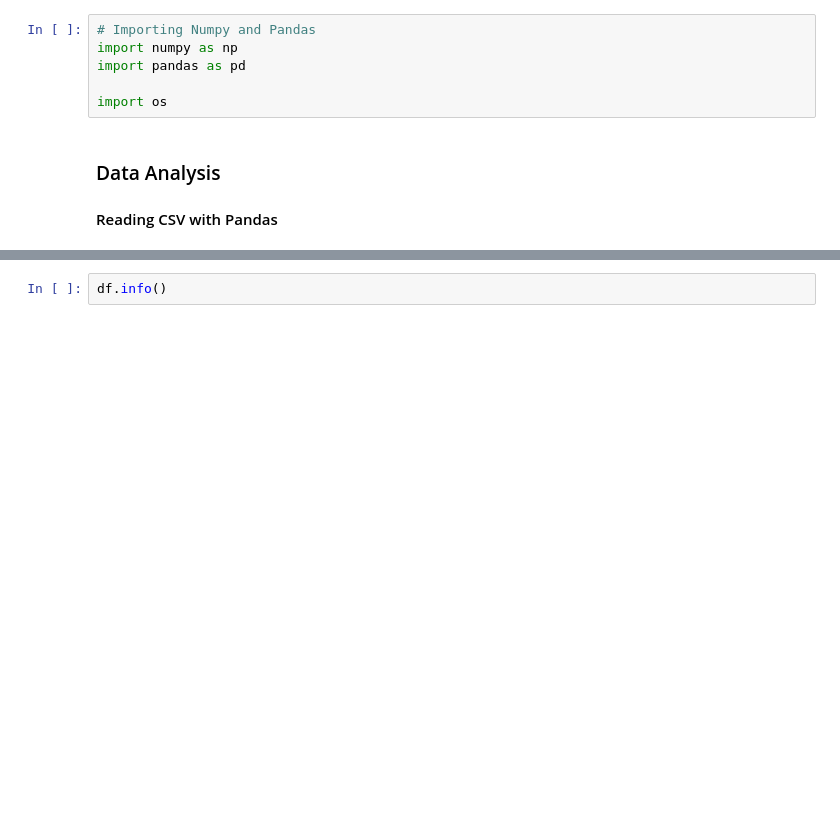
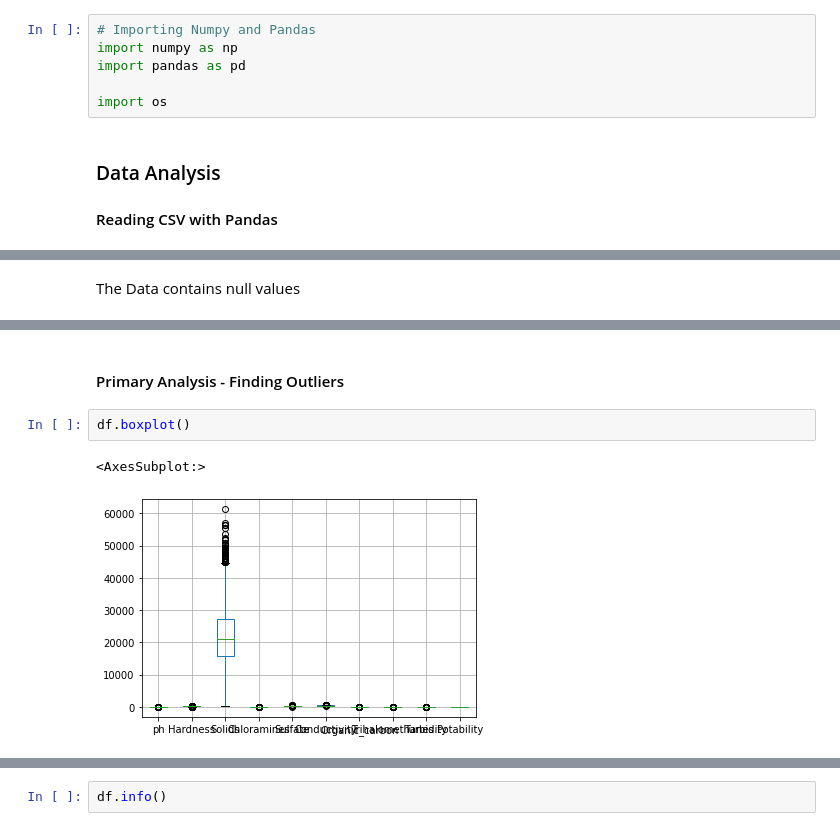
Before and after one commit to atiq-max/WaterPotability, a Jupyter notebook: Water Quality or Potability detection.ipynb, the cells around one changed output, grey strips where cells are left out. Drawn from its saved outputs; the diff is of its cells as text; blank space fills up the shorter version.

```diff
--- a/Water Quality or Potability detection.ipynb
+++ b/Water Quality or Potability detection.ipynb
@@ -23,6 +23,8 @@ df.head(n=10)
 | 7 | 8.635849 | 203.361523 | 13672.091764 | 4.563009 | 303.309771 | 474.607645 | 12.363817 | 62.798309 | ... |
 | 8 | NaN | 118.988579 | 14285.583854 | 7.804174 | 268.646941 | 389.375566 | 12.706049 | 53.928846 | ... |
 | 9 | 11.180284 | 227.231469 | 25484.508491 | 9.077200 | 404.041635 | 563.885481 | 17.927806 | 71.976601 | ... |
+# %% [markdown]
+The Data contains null values
 # %%
 df.describe()
 # %% [output]
@@ -49,3 +51,10 @@ df.describe().T
 | Trihalomethanes | 3114.0 | 66.396293 | 16.175008 | 0.738000 | 55.844536 | 66.622485 | 77.337473 | 124.000000 |
 | Turbidity | 3276.0 | 3.966786 | 0.780382 | 1.450000 | 3.439711 | 3.955028 | 4.500320 | 6.739000 |
 | Potability | 3276.0 | 0.390110 | 0.487849 | 0.000000 | 0.000000 | 0.000000 | 1.000000 | 1.000000 |
+# %% [markdown]
+#### Primary Analysis - Finding Outliers
+# %%
+df.boxplot()
+# %% [output]
+<AxesSubplot:>
+[figure, added]
```
Also changed, not shown: parts of 27 cells of this notebook, 1 other file.
